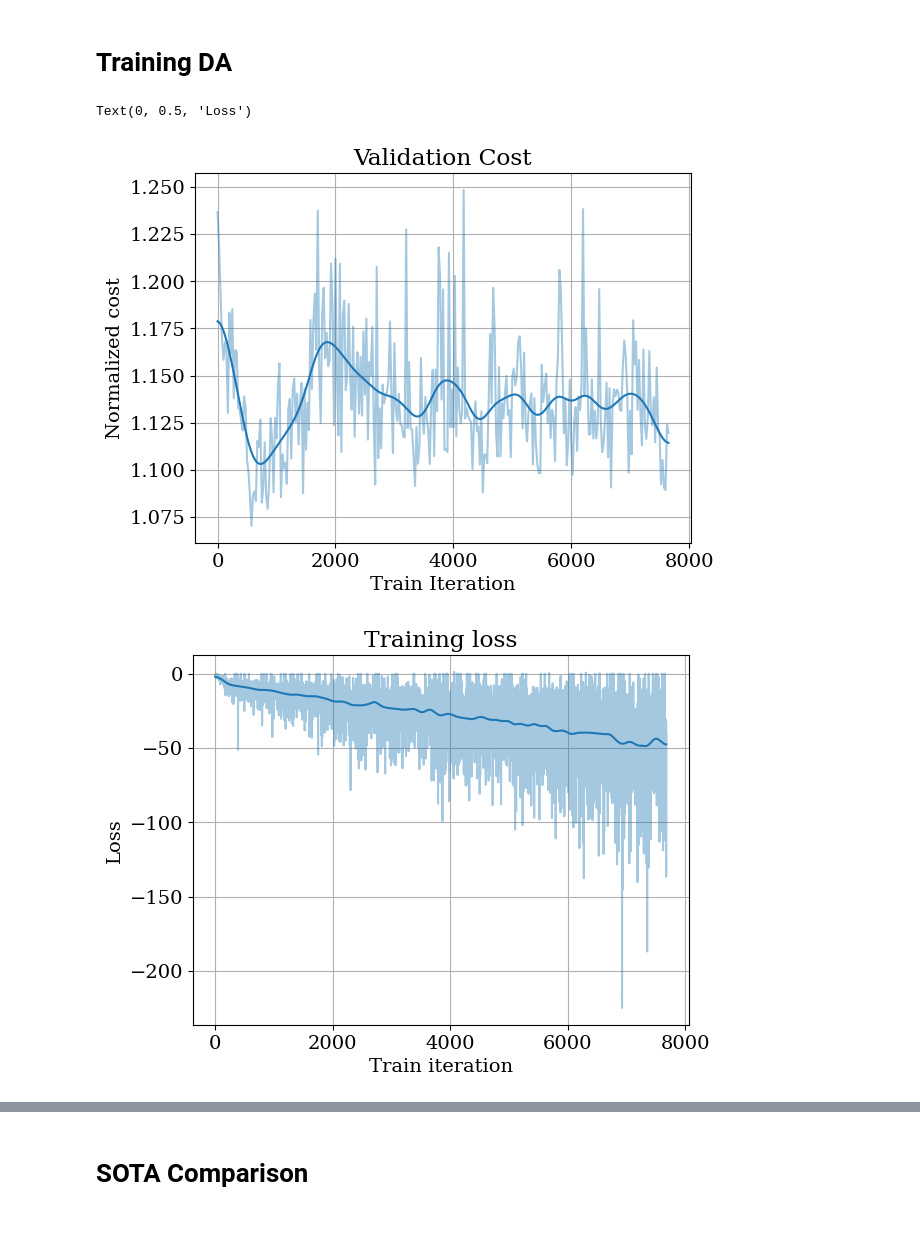
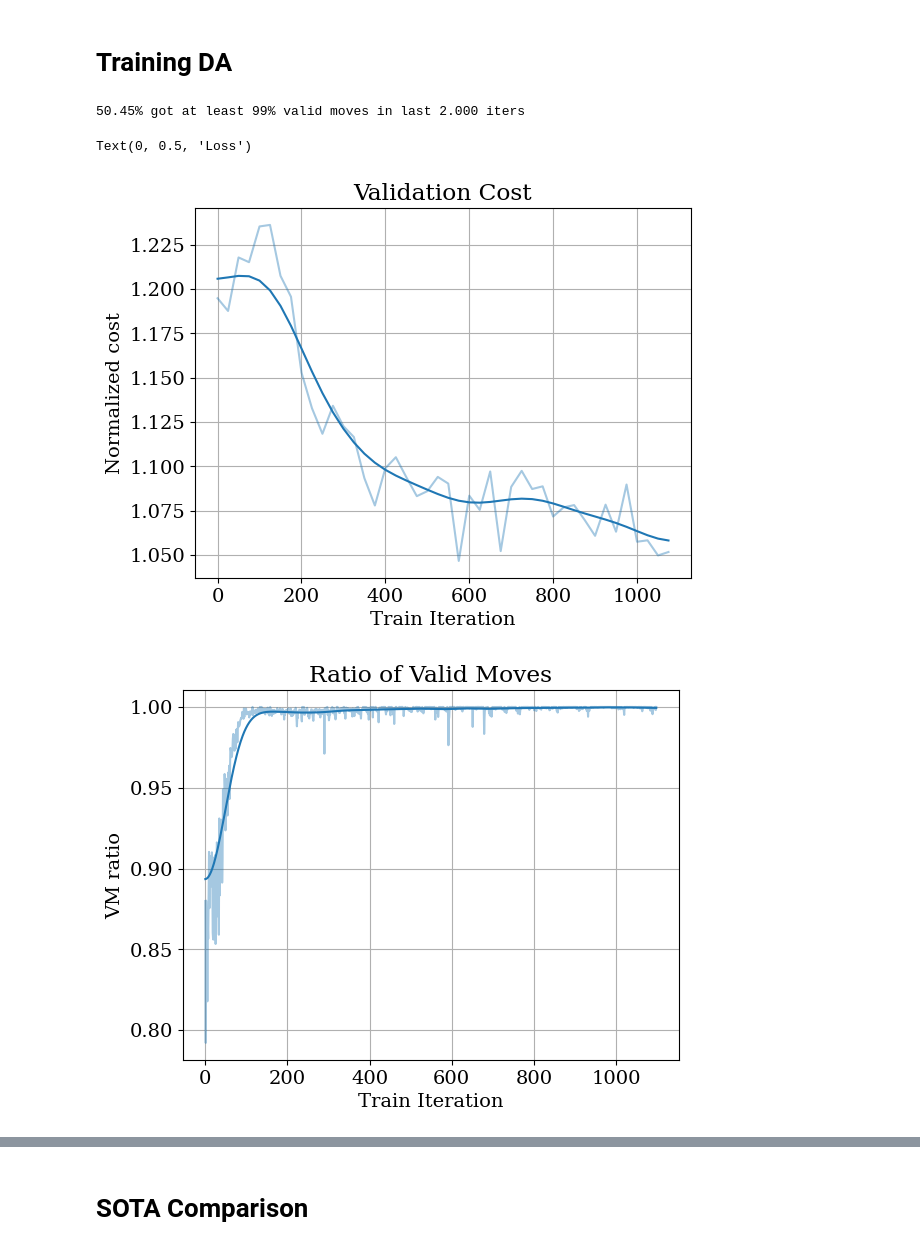
Before and after one commit to Vicara12/MAI-TFM_RL_Qubit_Allocation, a Jupyter notebook: src/results.ipynb, the cells around one changed output, grey strips where cells are left out. Drawn from its saved outputs; the diff is of its cells as text; code cells hidden in the pictures.

```diff
--- a/src/results.ipynb
+++ b/src/results.ipynb
@@ -87,42 +87,45 @@ plt.ylabel("Normalized cost")
 # %%
 def load_tdata(model: str) -> dict:
     with open(f'../trained/{model}/train_data.json', 'r') as f:
         return json.load(f)
 
 def merge_tdata(data_list: list[dict]) -> dict:
     return {k: sum(map(lambda d: d[k], data_list), [])
             for k in data_list[0].keys() if isinstance(data_list[0][k], list)}
 
 # results = merge_tdata(list(map(load_tdata, ['da_v13', 'da_v13_ft'])))
-results = load_tdata('da')
+results = load_tdata('da_v3')
 
-gaussian_sigma = 7.0
+gaussian_sigma = 3
 
 plt.figure()
 plt.plot(list(i*25 for i in range(len(results['val_cost']))), results['val_cost'], alpha=0.4, c='C0')
 plt.plot(list(i*25 for i in range(len(results['val_cost']))), gaussian_filter1d(results['val_cost'], sigma=gaussian_sigma), c='C0')
 plt.grid()
 plt.title("Validation Cost")
 plt.xlabel("Train Iteration")
 plt.ylabel("Normalized cost")
 
-# p99_ratio = 100*sum(int(r >= 0.99) for r in results['vm'][-2_000:])/2_000
-# print(f"{p99_ratio:.2f}% got at least 99% valid moves in last 2.000 iters")
-# plt.figure()
-# plt.plot(results['vm'])
-# plt.grid()
-# plt.title("Ratio of Valid Moves")
-# plt.xlabel("Train Iteration")
-# plt.ylabel("VM ratio")
+p99_ratio = 100*sum(int(r >= 0.99) for r in results['vm'][-2_000:])/2_000
+print(f"{p99_ratio:.2f}% got at least 99% valid moves in last 2.000 iters")
+plt.figure()
+plt.plot(results['vm'], alpha=0.4, c='C0')
+plt.plot(gaussian_filter1d(results['vm'], sigma=gaussian_sigma*10), c='C0')
+
+plt.grid()
+plt.title("Ratio of Valid Moves")
+plt.xlabel("Train Iteration")
+plt.ylabel("VM ratio")
 
 plt.figure()
 plt.plot(results['loss'], alpha=0.4, c='C0')
 plt.plot(gaussian_filter1d(results['loss'], sigma=gaussian_sigma*10), c='C0')
 plt.grid()
 plt.title("Training loss")
 plt.xlabel("Train iteration")
 plt.ylabel("Loss")
 # %% [output]
-Text(0, 0.5, 'Loss')
+50.45% got at least 99% valid moves in last 2.000 iters
+Text(0, 0.5, 'Loss')
-[figure, old version]
+[figure, new version]
-[figure, old version]
+[figure, new version]
```
Also changed, not shown: parts of 1 cell of this notebook, 4 other files.
